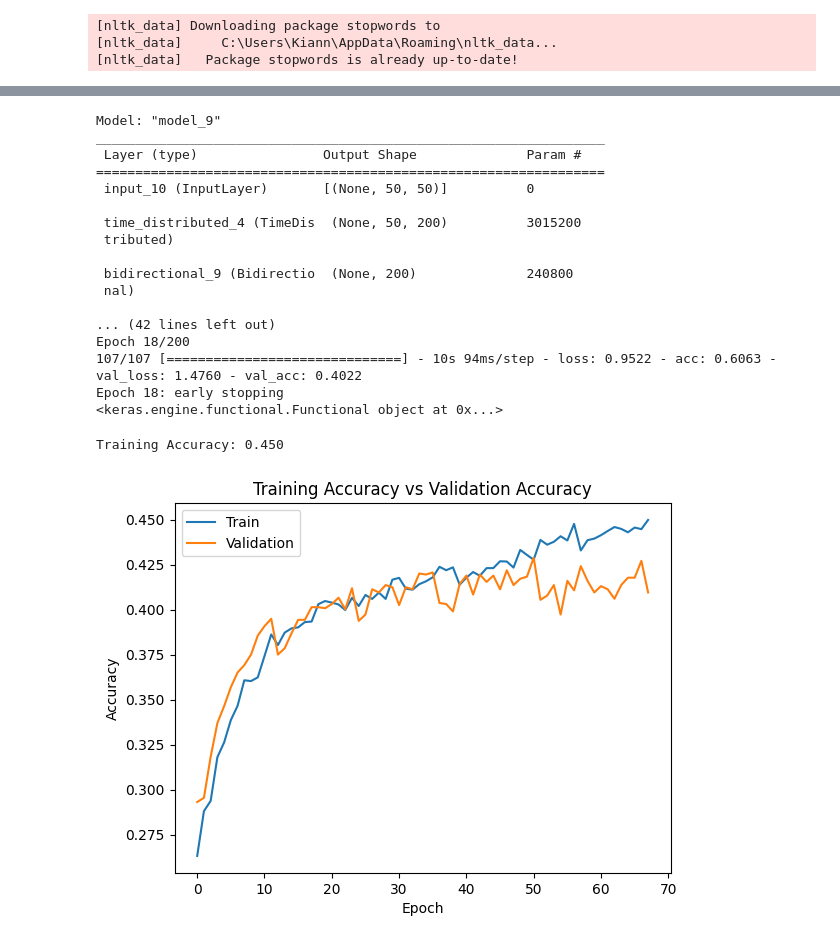
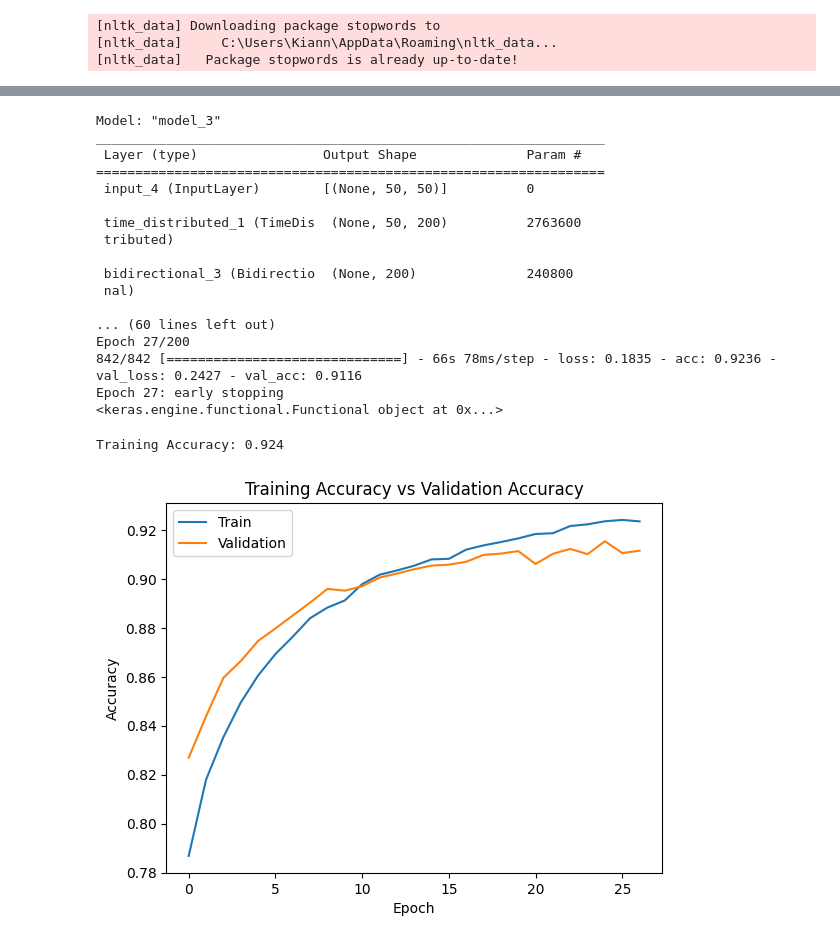
Before and after one commit to StevenShen3641/SC4001-Neural-Network-and-Deep-Learning, a Jupyter notebook: Project/SST_Kian_HAN_Test.ipynb, the cells around one changed output, grey strips where cells are left out. Saved outputs shown, nothing was run; the diff lists cells and outputs as text; code cells hidden in the pictures.

```diff
--- a/Project/SST_Kian_HAN_Test.ipynb
+++ b/Project/SST_Kian_HAN_Test.ipynb
@@ -26,10 +27,11 @@ from keras import initializers
 [nltk_data]     C:\Users\Kiann\AppData\Roaming\nltk_data...
 [nltk_data]   Package stopwords is already up-to-date!
 # %%
-data = pytreebank.load_sst("data/stanfordSentimentTreebank/trees")
+train_data, train_labels, test_data, test_labels, dev_data, dev_labels = load_sst()
+# data = pytreebank.load_sst("data/stanfordSentimentTreebank/trees")
 
 
-for item in data['train']:
-    print(item.to_labeled_lines()[0][0],item.to_labeled_lines()[0][1])
-    break
+# for item in data['train']:
+#     print(item.to_labeled_lines()[0][0],item.to_labeled_lines()[0][1])
+#     break
 # %% [output]
@@ -52,13 +50,17 @@ done with <_io.TextIOWrapper name='data/stanfordSentimentTreebank/working/sst_de
+# %%
+df_train = pd.DataFrame({'content':train_data, 'sentiment':train_labels})
+df_val = pd.DataFrame({'content':test_data, 'sentiment':test_labels})
 # %%
-df_train = pd.read_csv('data/stanfordSentimentTreebank/working/sst_train.txt', sep='\t',header=None,names=['sentiment','content'])
-df_train['sentiment'] = df_train['sentiment'].str.replace("__label__","")
-df_train['sentiment'] = df_train['sentiment'].astype(int)#.astype("category")
-df_train['sentiment'] = df_train['sentiment'] - 1
-df_train
+# df_train = pd.read_csv('data/stanfordSentimentTreebank/working/sst_train.txt', sep='\t',header=None,names=['sentiment','content'])
+# df_train['sentiment'] = df_train['sentiment'].str.replace("__label__","")
+# df_train['sentiment'] = df_train['sentiment'].astype(int)#.astype("category")
+# df_train['sentiment'] = df_train['sentiment'] - 1
+# df_train
 
-df_val = pd.read_csv('data/stanfordSentimentTreebank/working/sst_test.txt', sep='\t',header=None,names=['sentiment','content'])
-df_val['sentiment'] = df_val['sentiment'].str.replace("__label__","")
-df_val['sentiment'] = df_val['sentiment'].astype(int)#.astype("category")
-df_val['sentiment'] = df_val['sentiment'] - 1
-df_val
+# df_val = pd.read_csv('data/stanfordSentimentTreebank/working/sst_test.txt', sep='\t',header=None,names=['sentiment','content'])
+# df_val['sentiment'] = df_val['sentiment'].str.replace("__label__","")
+# df_val['sentiment'] = df_val['sentiment'].astype(int)#.astype("category")
+# df_val['sentiment'] = df_val['sentiment'] - 1
+# df_val
+df_train['sentiment'].value_counts()
 # %% [output]
@@ -322,44 +318,44 @@ han_model.compile(loss='categorical_crossentropy',
               optimizer='rmsprop',
               metrics=['acc'])
 print(han_model.summary())
-es = EarlyStopping(monitor = 'val_loss', mode = 'min', verbose = 1, patience = 10)
+es = EarlyStopping(monitor = 'val_loss', mode = 'min', verbose = 1, patience = 5)
 history = han_model.fit(xtrain, ytrain, epochs=200, batch_size=64, verbose=1,validation_data=(xval,yval),callbacks= [es])
 
 print(han_model)
 # %% [output]
-Model: "model_9"
+Model: "model_3"
 _________________________________________________________________
  Layer (type)                Output Shape              Param #
 =================================================================
- input_10 (InputLayer)       [(None, 50, 50)]          0
+ input_4 (InputLayer)        [(None, 50, 50)]          0
 
- time_distributed_4 (TimeDis  (None, 50, 200)          3015200
+ time_distributed_1 (TimeDis  (None, 50, 200)          2763600
  tributed)
 
- bidirectional_9 (Bidirectio  (None, 200)              240800
+ bidirectional_3 (Bidirectio  (None, 200)              240800
  nal)
 
-... (42 lines left out)
-Epoch 18/200
-107/107 [==============================] - 10s 94ms/step - loss: 0.9522 - acc: 0.6063 - val_loss: 1.4760 - val_acc: 0.4022
-Epoch 18: early stopping
+... (60 lines left out)
+Epoch 27/200
+842/842 [==============================] - 66s 78ms/step - loss: 0.1835 - acc: 0.9236 - val_loss: 0.2427 - val_acc: 0.9116
+Epoch 27: early stopping
 <keras.engine.functional.Functional object at 0x...>
 # %%
 import matplotlib.pyplot as plt
-last_accuracy = "{:.3f}".format(history.history['accuracy'][-1])
+last_accuracy = "{:.3f}".format(history.history['acc'][-1])
 print("Training Accuracy:", last_accuracy)
 # %% [output]
-Training Accuracy: 0.450
+Training Accuracy: 0.924
 # %%
-plt.plot(history.history['accuracy'])
-plt.plot(history.history['val_accuracy'])
+plt.plot(history.history['acc'])
+plt.plot(history.history['val_acc'])
 plt.title('Training Accuracy vs Validation Accuracy')
 plt.ylabel('Accuracy')
 plt.xlabel('Epoch')
 plt.legend(['Train', 'Validation'], loc='upper left')
 plt.show()
 # %% [output]
-[figure, old version]
+[figure, new version]
 # %%
 plt.plot(history.history['loss'])
 plt.plot(history.history['val_loss'])
```
Also changed, not shown: parts of 13 cells of this notebook, 1 other file.
